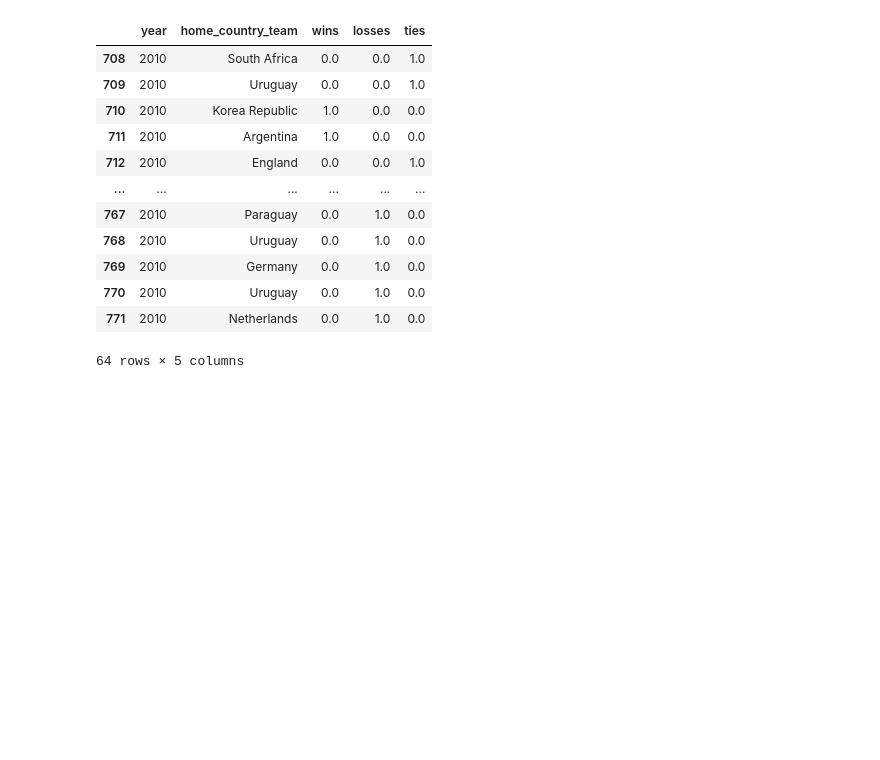
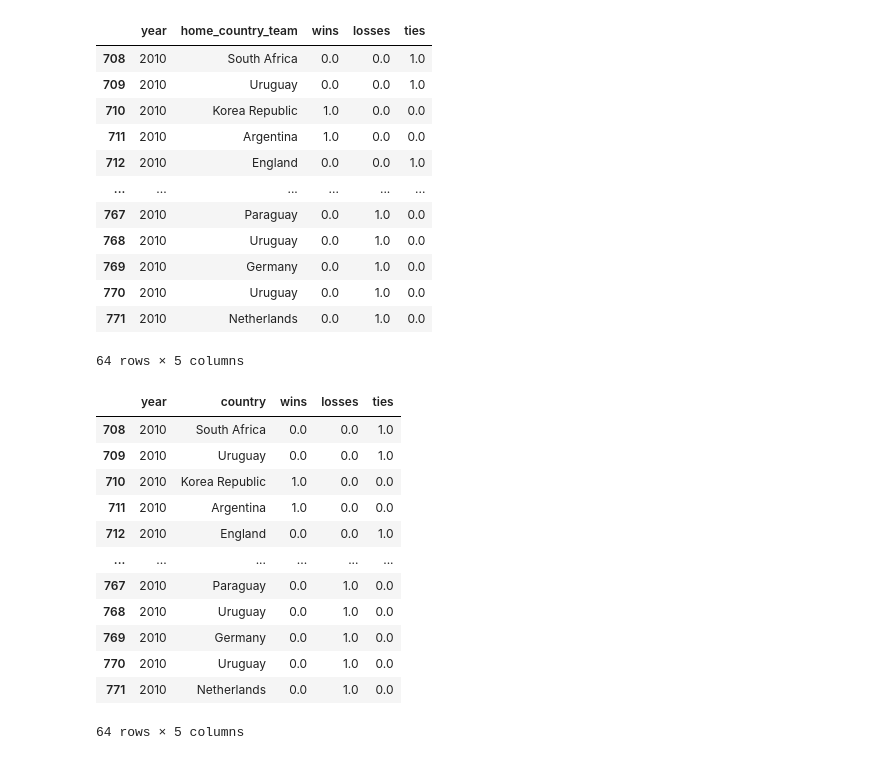
Before and after one commit to melissamemel/ETL_Project, a Jupyter notebook: worldcup_stagner.ipynb, the cells around one changed output. Saved outputs shown, nothing was run; the diff lists cells and outputs as text; code cells hidden in the pictures; blank space fills up the shorter version.

```diff
--- a/worldcup_stagner.ipynb
+++ b/worldcup_stagner.ipynb
@@ -222,6 +239,23 @@ df_test_home
 | 770 | 2010 | Uruguay | 0.0 | 1.0 | 0.0 |
 | 771 | 2010 | Netherlands | 0.0 | 1.0 | 0.0 |
 64 rows × 5 columns
+# %%
+df_test_home = df_test_home.rename(columns={"home_country_team":"country"})
+df_test_home
+# %% [output]
+|  | year | country | wins | losses | ties |
+| 708 | 2010 | South Africa | 0.0 | 0.0 | 1.0 |
+| 709 | 2010 | Uruguay | 0.0 | 0.0 | 1.0 |
+| 710 | 2010 | Korea Republic | 1.0 | 0.0 | 0.0 |
+| 711 | 2010 | Argentina | 1.0 | 0.0 | 0.0 |
+| 712 | 2010 | England | 0.0 | 0.0 | 1.0 |
+| ... | ... | ... | ... | ... | ... |
+| 767 | 2010 | Paraguay | 0.0 | 1.0 | 0.0 |
+| 768 | 2010 | Uruguay | 0.0 | 1.0 | 0.0 |
+| 769 | 2010 | Germany | 0.0 | 1.0 | 0.0 |
+| 770 | 2010 | Uruguay | 0.0 | 1.0 | 0.0 |
+| 771 | 2010 | Netherlands | 0.0 | 1.0 | 0.0 |
+64 rows × 5 columns
 # %%
 df_new = df_test_home.append(df_test_away)
 df_new
```
Also changed, not shown: parts of 5 cells of this notebook.
